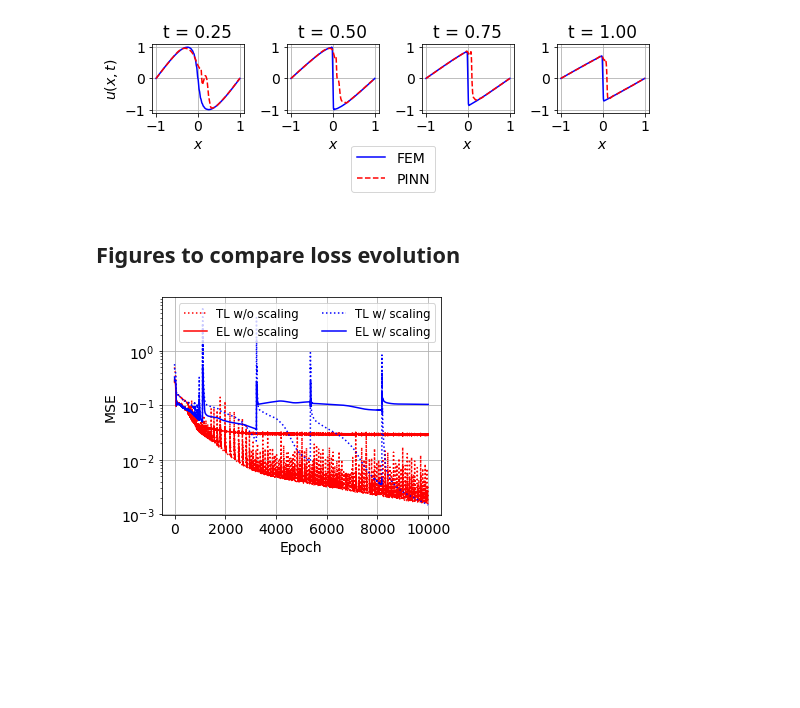
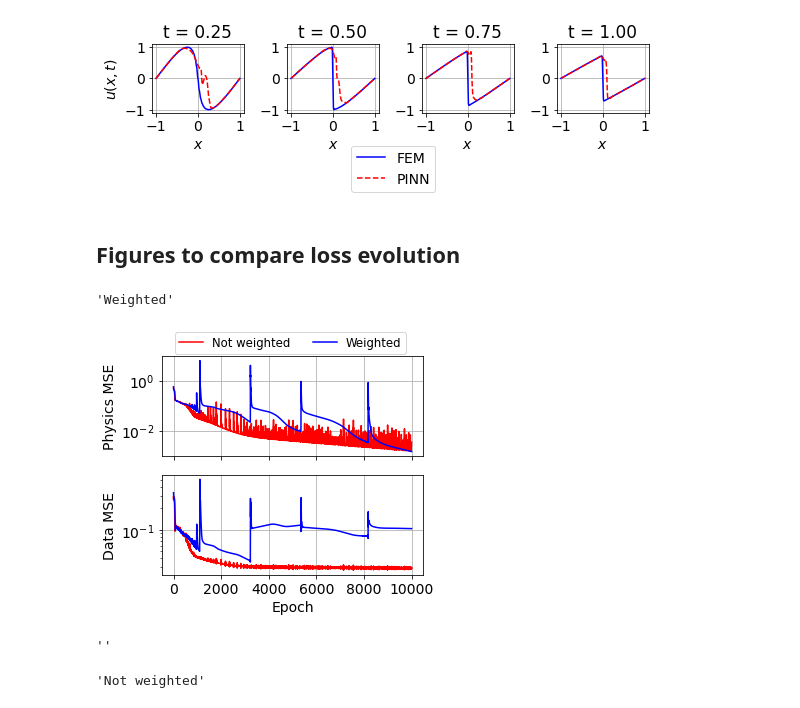
Before and after one commit to runehoejlund/deep-learning-pinn, a Jupyter notebook: PINN-Burgers-MO.ipynb, the cells around one changed output. Saved outputs shown, nothing was run; the diff lists cells and outputs as text; code cells hidden in the pictures; blank space fills up the shorter version.

```diff
--- a/PINN-Burgers-MO.ipynb
+++ b/PINN-Burgers-MO.ipynb
@@ -181,7 +181,7 @@ def progress(i, total):
     print("\r", '{:.2f}% '.format((i+1)*100/total), end="")
 # %%
 use_weighted_loss = True
-epochs = 10000
+epochs = 3000
 loss_pde, loss_bc, loss_ic = torch.zeros(epochs), torch.zeros(epochs), torch.zeros(epochs)
 loss_data = torch.zeros(epochs)
 N_hid = 100
@@ -313,21 +313,37 @@ fig.tight_layout()
 #fig.savefig('./figs/burger_eval_1D_scaling.png', bbox_inches='tight', dpi=600)
 # %% [output]
 [figure]
-# %% [markdown]
-## Figures to compare loss evolution
-# %%
-fig, ax = plt.subplots(figsize=(5,4))
-for use_weighted_loss, color in zip([False, True], ['red', 'blue']):
-    loss_bc = torch.load('./loss-scaling/loss_bc' + use_weighted_loss*'_scaling')
-    loss_ic = torch.load('./loss-scaling/loss_ic' + use_weighted_loss*'_scaling')
-    loss_pde = torch.load('./loss-scaling/loss_pde' + use_weighted_loss*'_scaling')
-    loss_data = torch.load('./loss-scaling/loss_data' + use_weighted_loss*'_scaling')
-    ax.semilogy(loss_bc + loss_ic + loss_pde, color=color, ls='dotted', label='TL w/' + (not use_weighted_loss)*'o' +' scaling')
-    ax.semilogy(loss_data, color=color, ls='solid', label = 'EL w/' + (not use_weighted_loss)*'o' +' scaling')
-ax.legend(ncol=2, fontsize='small')
-ax.set_ylabel('MSE')
-ax.grid()
-ax.set_xlabel('Epoch')
-fig.savefig('./figs/burger_scaling_vs_no_scaling.png', dpi=600)
-# %% [output]
-[figure, removed]
+# %% [markdown]
+## Figures to compare loss evolution
+# %%
+['Weighted' if use_weighted_loss else 'Not weighted'][0]
+# %% [output]
+'Weighted'
+# %%
+fig, ax = plt.subplots(2, figsize=(5,4), sharex=True)
+for use_weighted_loss, color in zip([False, True], ['red', 'blue']):
+    loss_bc = torch.load('./loss-scaling/loss_bc' + use_weighted_loss*'_scaling')
+    loss_ic = torch.load('./loss-scaling/loss_ic' + use_weighted_loss*'_scaling')
+    loss_pde = torch.load('./loss-scaling/loss_pde' + use_weighted_loss*'_scaling')
+    loss_data = torch.load('./loss-scaling/loss_data' + use_weighted_loss*'_scaling')
+    ax[0].semilogy(loss_bc + loss_ic + loss_pde, color=color, label=['Weighted' if use_weighted_loss else 'Not weighted'][0])
+    ax[1].semilogy(loss_data, color=color)
+fig.legend(ncol=2, fontsize='small', bbox_to_anchor=(0.9, 1.05))
+ax[0].set_ylabel('Physics MSE')
+ax[1].set_ylabel('Data MSE')
+ax[0].grid()
+ax[1].grid()
+ax[1].set_xlabel('Epoch')
+fig.tight_layout()
+fig.savefig('./figs/burger_scaling_vs_no_scaling.png', dpi=600, bbox_inches='tight')
+# %% [output]
+[figure, added]
+# %%
+use_weighted_loss = False
+'Weighted'*use_weighted_loss + 'Not weighted'*(not use_weighted_loss)
+# %% [output]
+''
+# %%
+'Not weighted'*(not use_weighted_loss)
+# %% [output]
+'Not weighted'
```
Also changed, not shown: parts of 1 cell of this notebook, 37 other files.
